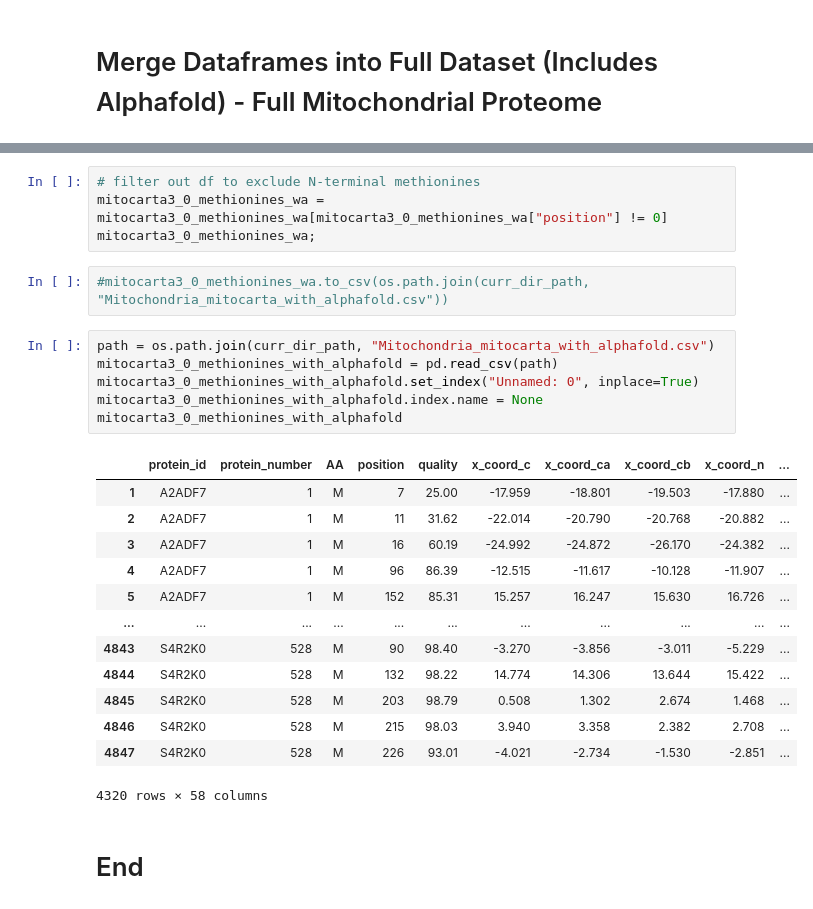
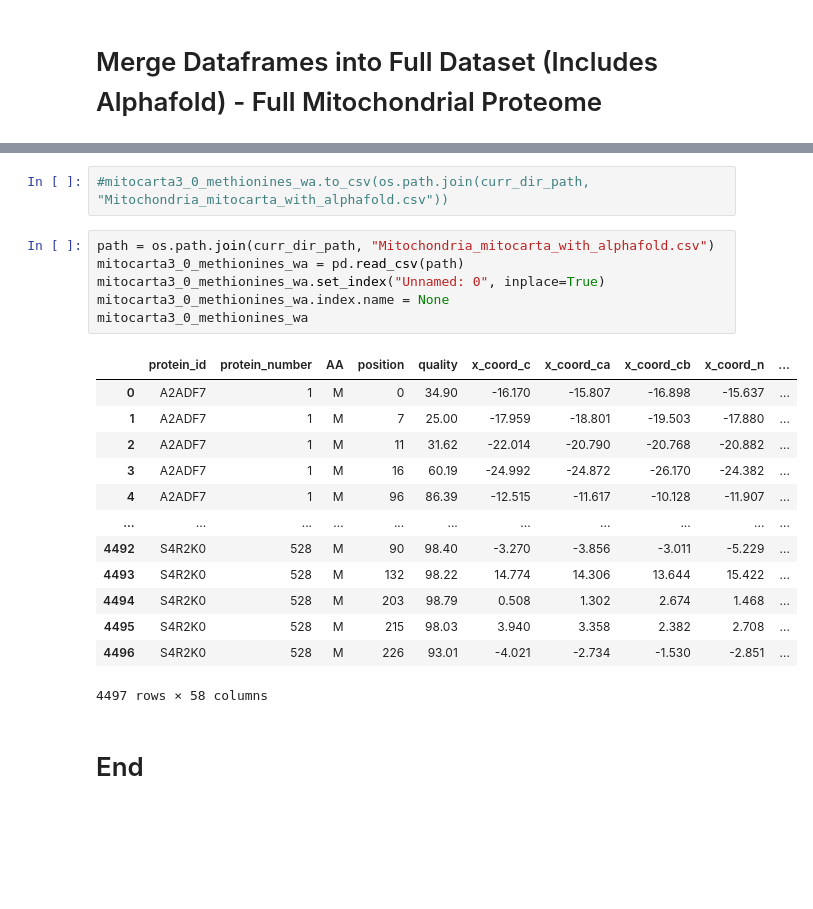
Before and after one commit to ritster/MetML, a Jupyter notebook: Mitochondria/datagen-Mitochondria.ipynb, the cells around one changed output, grey strips where cells are left out. Drawn from its saved outputs; the diff is of its cells as text; blank space fills up the shorter version.

Commit message:
Mitochondria: updated n-terminal filtering for mitocarta dataset (only exclude Mets next to certain AAs

```diff
--- a/Mitochondria/datagen-Mitochondria.ipynb
+++ b/Mitochondria/datagen-Mitochondria.ipynb
@@ -1060,28 +1067,24 @@ mitocarta3_0_methionines_wa
-# %%
-# filter out df to exclude N-terminal methionines
-mitocarta3_0_methionines_wa = mitocarta3_0_methionines_wa[mitocarta3_0_methionines_wa["position"] != 0]
-mitocarta3_0_methionines_wa;
 # %%
 #mitocarta3_0_methionines_wa.to_csv(os.path.join(curr_dir_path, "Mitochondria_mitocarta_with_alphafold.csv"))
 # %%
 path = os.path.join(curr_dir_path, "Mitochondria_mitocarta_with_alphafold.csv")
-mitocarta3_0_methionines_with_alphafold = pd.read_csv(path)
-mitocarta3_0_methionines_with_alphafold.set_index("Unnamed: 0", inplace=True)
-mitocarta3_0_methionines_with_alphafold.index.name = None
-mitocarta3_0_methionines_with_alphafold
+mitocarta3_0_methionines_wa = pd.read_csv(path)
+mitocarta3_0_methionines_wa.set_index("Unnamed: 0", inplace=True)
+mitocarta3_0_methionines_wa.index.name = None
+mitocarta3_0_methionines_wa
 # %% [output]
 |  | protein_id | protein_number | AA | position | quality | x_coord_c | x_coord_ca | x_coord_cb | x_coord_n | ... |
+| 0 | A2ADF7 | 1 | M | 0 | 34.90 | -16.170 | -15.807 | -16.898 | -15.637 | ... |
 | 1 | A2ADF7 | 1 | M | 7 | 25.00 | -17.959 | -18.801 | -19.503 | -17.880 | ... |
 | 2 | A2ADF7 | 1 | M | 11 | 31.62 | -22.014 | -20.790 | -20.768 | -20.882 | ... |
 | 3 | A2ADF7 | 1 | M | 16 | 60.19 | -24.992 | -24.872 | -26.170 | -24.382 | ... |
 | 4 | A2ADF7 | 1 | M | 96 | 86.39 | -12.515 | -11.617 | -10.128 | -11.907 | ... |
-| 5 | A2ADF7 | 1 | M | 152 | 85.31 | 15.257 | 16.247 | 15.630 | 16.726 | ... |
 | ... | ... | ... | ... | ... | ... | ... | ... | ... | ... | ... |
-| 4843 | S4R2K0 | 528 | M | 90 | 98.40 | -3.270 | -3.856 | -3.011 | -5.229 | ... |
-| 4844 | S4R2K0 | 528 | M | 132 | 98.22 | 14.774 | 14.306 | 13.644 | 15.422 | ... |
-| 4845 | S4R2K0 | 528 | M | 203 | 98.79 | 0.508 | 1.302 | 2.674 | 1.468 | ... |
-| 4846 | S4R2K0 | 528 | M | 215 | 98.03 | 3.940 | 3.358 | 2.382 | 2.708 | ... |
-| 4847 | S4R2K0 | 528 | M | 226 | 93.01 | -4.021 | -2.734 | -1.530 | -2.851 | ... |
+| 4492 | S4R2K0 | 528 | M | 90 | 98.40 | -3.270 | -3.856 | -3.011 | -5.229 | ... |
+| 4493 | S4R2K0 | 528 | M | 132 | 98.22 | 14.774 | 14.306 | 13.644 | 15.422 | ... |
+| 4494 | S4R2K0 | 528 | M | 203 | 98.79 | 0.508 | 1.302 | 2.674 | 1.468 | ... |
+| 4495 | S4R2K0 | 528 | M | 215 | 98.03 | 3.940 | 3.358 | 2.382 | 2.708 | ... |
+| 4496 | S4R2K0 | 528 | M | 226 | 93.01 | -4.021 | -2.734 | -1.530 | -2.851 | ... |
-4320 rows × 58 columns
+4497 rows × 58 columns
 # %% [markdown]
 # End
```
Also changed, not shown: parts of 7 cells of this notebook, 1 other file.
